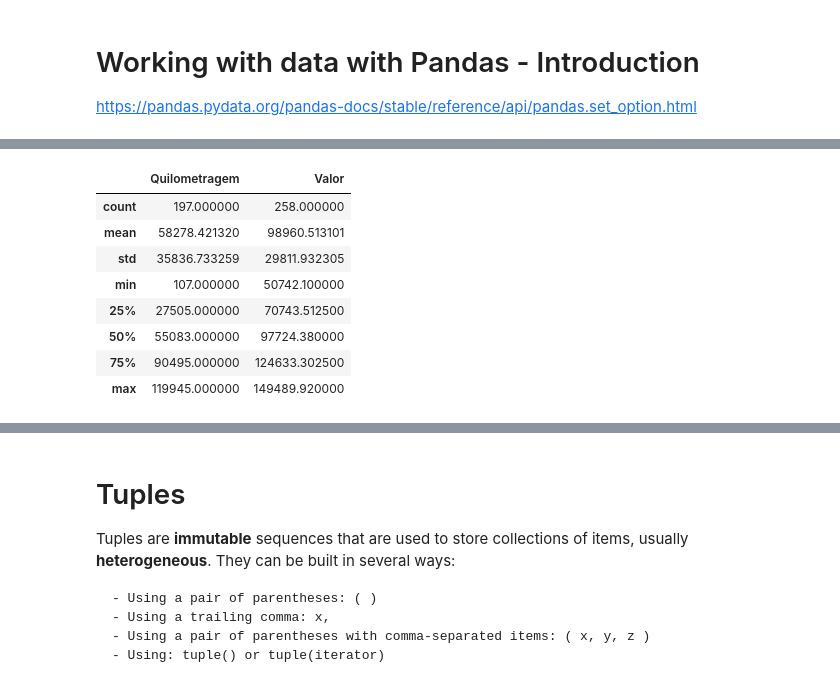
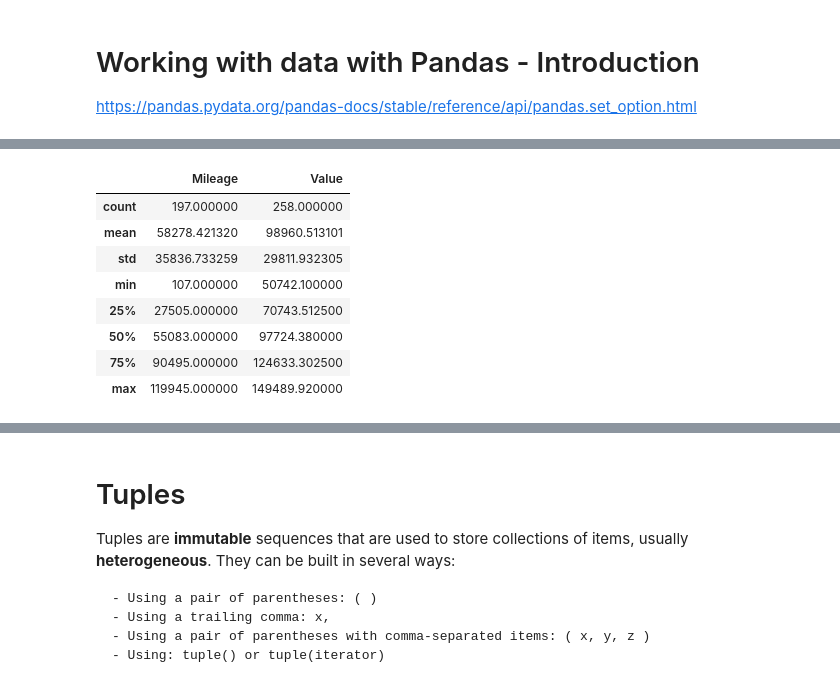
Before and after one commit to alexandresjunior/data-science-with-python, a Jupyter notebook: 01_ProgrammingLogicWithPython/03_ProgrammingLogicWithPython_MoreTopics_2.ipynb, the cells around one changed output, grey strips where cells are left out. Drawn from its saved outputs; the diff is of its cells as text; code cells hidden in the pictures.

```diff
--- a/01_ProgrammingLogicWithPython/03_ProgrammingLogicWithPython_MoreTopics_2.ipynb
+++ b/01_ProgrammingLogicWithPython/03_ProgrammingLogicWithPython_MoreTopics_2.ipynb
@@ -41,9 +41,9 @@ dtype: object
 # %%
 # Descriptive Statistics Overview
 
-dataset[['Quilometragem', 'Valor']].describe()
+dataset[['Mileage', 'Value']].describe()
 # %% [output]
-|  | Quilometragem | Valor |
+|  | Mileage | Value |
 | count | 197.000000 | 258.000000 |
 | mean | 58278.421320 | 98960.513101 |
 | std | 35836.733259 | 29811.932305 |
```
Also changed, not shown: parts of 3 cells of this notebook.
